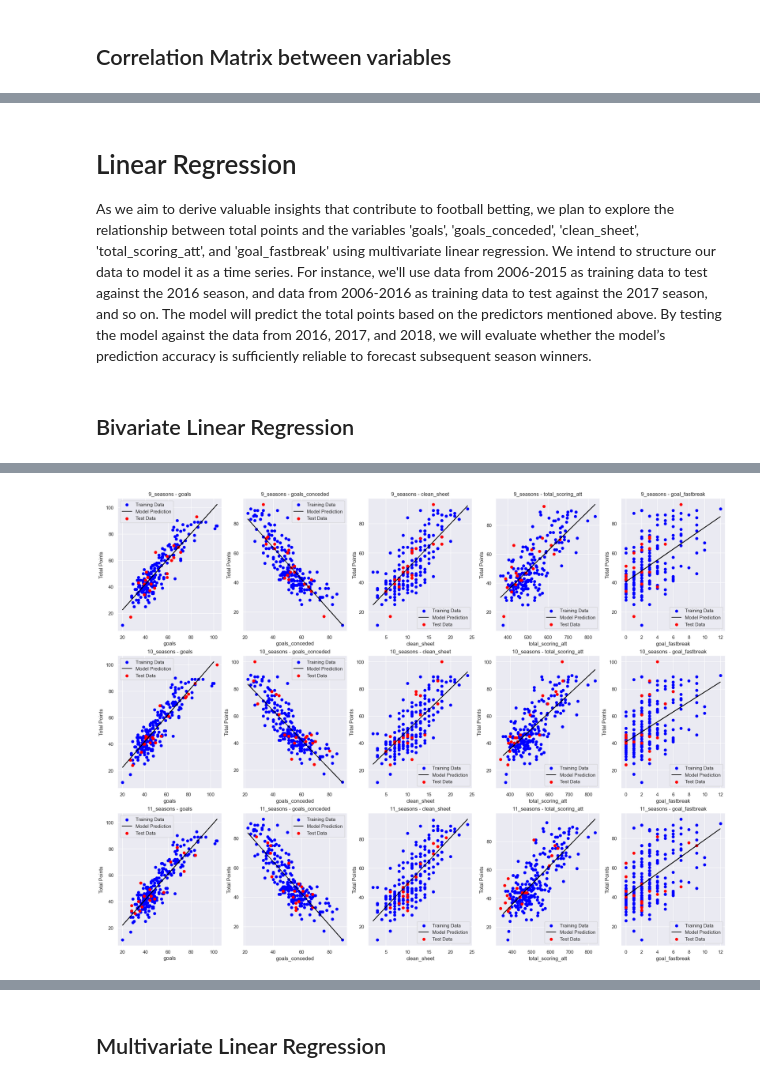
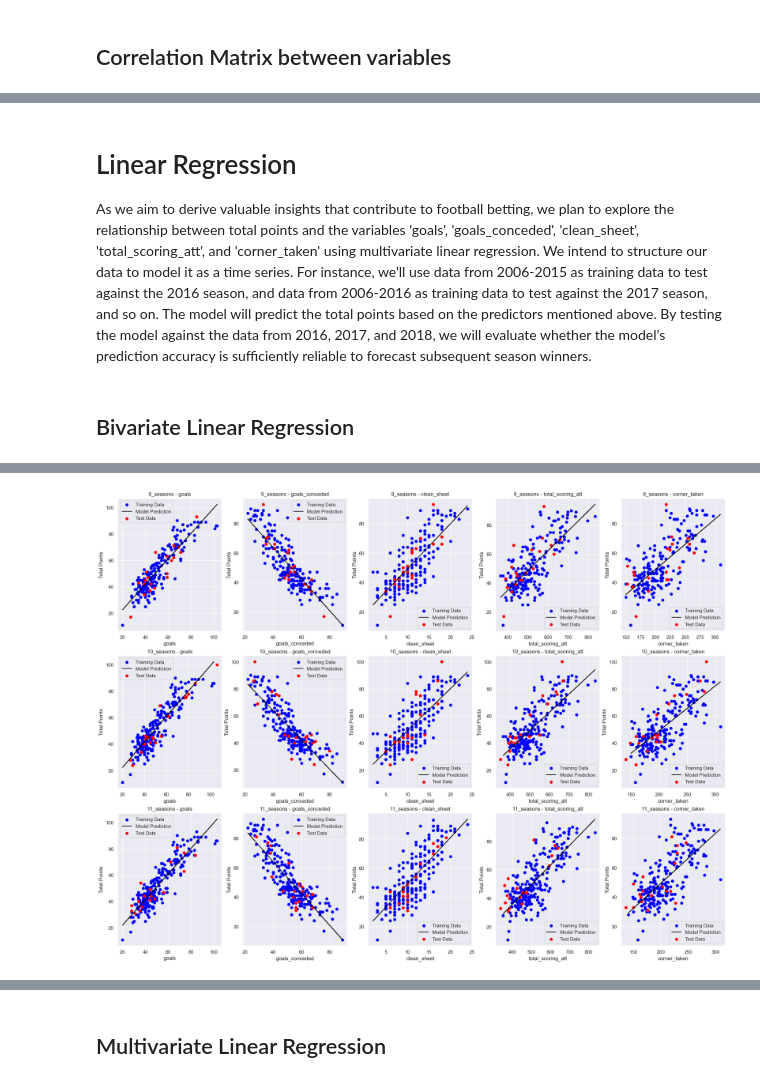
Before and after one commit to JacksonSeowJX/SC1015, a Jupyter notebook: Sc1015 Mini-Project.ipynb, the cells around one changed output, grey strips where cells are left out. Drawn from its saved outputs; the diff is of its cells as text; code cells hidden in the pictures.

Commit message:
updated linear reg

```diff
--- a/Sc1015 Mini-Project.ipynb
+++ b/Sc1015 Mini-Project.ipynb
@@ -521,7 +555,7 @@ memory usage: 77.0+ KB
 # %% [markdown]
 # Linear Regression
 
-As we aim to derive valuable insights that contribute to football betting, we plan to explore the relationship between total points and the variables 'goals', 'goals_conceded', 'clean_sheet', 'total_scoring_att', and 'goal_fastbreak' using multivariate linear regression. We intend to structure our data to model it as a time series. For instance, we'll use data from 2006-2015 as training data to test against the 2016 season, and data from 2006-2016 as training data to test against the 2017 season, and so on. The model will predict the total points based on the predictors mentioned above. By testing the model against the data from 2016, 2017, and 2018, we will evaluate whether the model’s prediction accuracy is sufficiently reliable to forecast subsequent season winners.
+As we aim to derive valuable insights that contribute to football betting, we plan to explore the relationship between total points and the variables 'goals', 'goals_conceded', 'clean_sheet', 'total_scoring_att', and 'corner_taken' using multivariate linear regression. We intend to structure our data to model it as a time series. For instance, we'll use data from 2006-2015 as training data to test against the 2016 season, and data from 2006-2016 as training data to test against the 2017 season, and so on. The model will predict the total points based on the predictors mentioned above. By testing the model against the data from 2016, 2017, and 2018, we will evaluate whether the model’s prediction accuracy is sufficiently reliable to forecast subsequent season winners.
 # %% [markdown]
 ## Bivariate Linear Regression
 # %%
@@ -538,7 +572,7 @@ season_splits = {
     "11_seasons": (statsDataFrame.iloc[:220], statsDataFrame.iloc[221:241])
 }
 
-predictors = ["goals", "goals_conceded", "clean_sheet", "total_scoring_att", "goal_fastbreak"]
+predictors = ["goals", "goals_conceded", "clean_sheet", "total_scoring_att", "corner_taken",]
 
 # Initialize a Linear Regression model
 linreg = LinearRegression()
@@ -612,6 +646,6 @@ Model details for predictor: goals_conceded
 
 -----------------------------------------------------------------
-[figure, old version]
+[figure, new version]
 # %%
 statsDataFrame.head(181)
 # %% [output]
```
Also changed, not shown: parts of 9 cells of this notebook.
